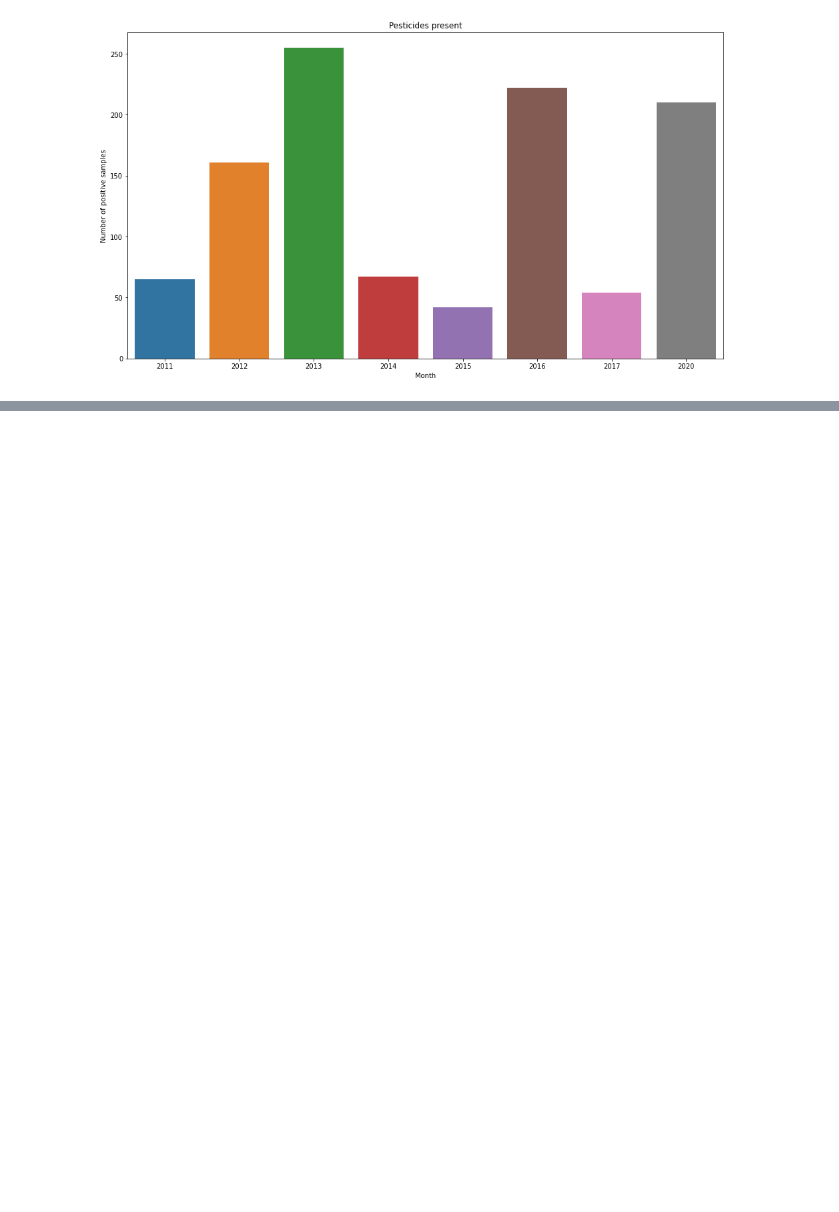
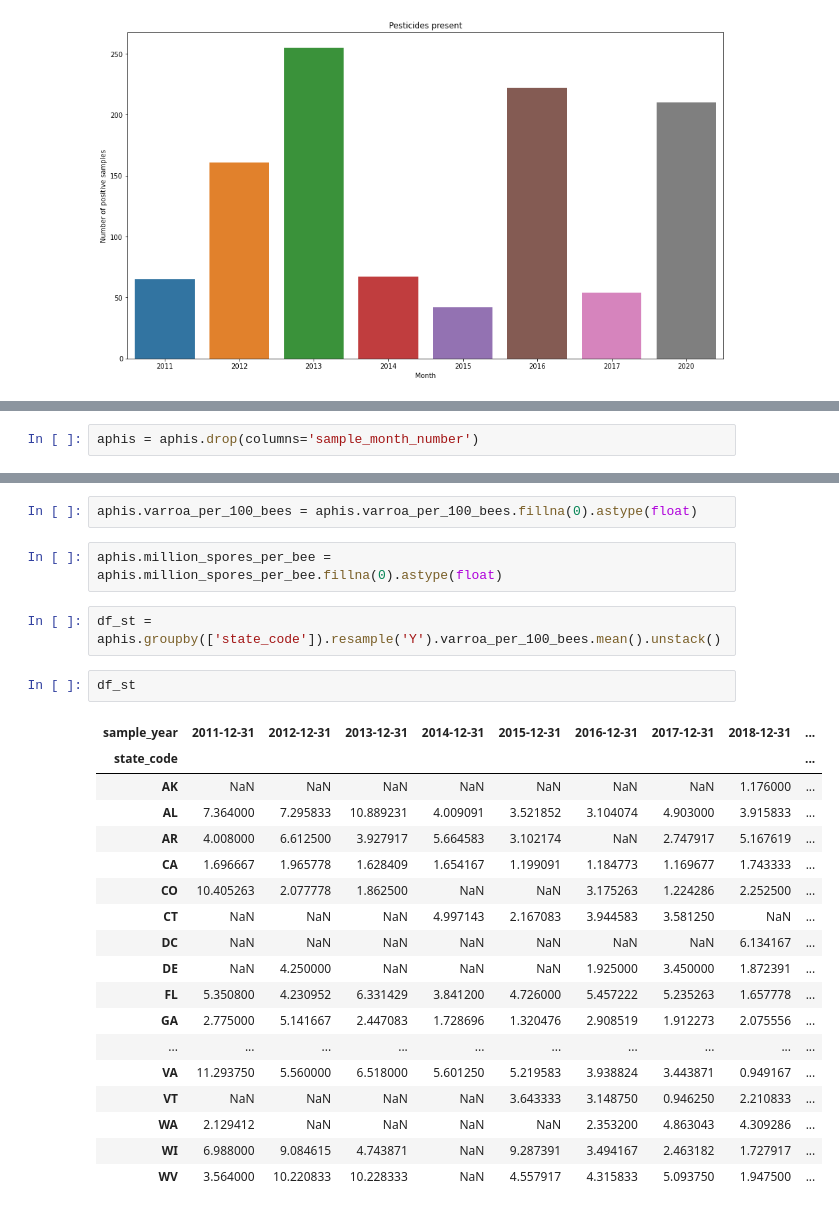
Before and after one commit to Honey-Bee-Roundup-Capstone/dash-repo, a Jupyter notebook: explore2.ipynb, the cells around one changed output, grey strips where cells are left out. Drawn from its saved outputs; the diff is of its cells as text; blank space fills up the shorter version.

```diff
--- a/explore2.ipynb
+++ b/explore2.ipynb
@@ -1547,0 +1585,2 @@ plt.show()
+# %%
+aphis = aphis.drop(columns='sample_month_number')
@@ -1547,0 +1621,27 @@ plt.show()
+# %%
+aphis.varroa_per_100_bees = aphis.varroa_per_100_bees.fillna(0).astype(float)
+# %%
+aphis.million_spores_per_bee = aphis.million_spores_per_bee.fillna(0).astype(float)
+# %%
+df_st = aphis.groupby(['state_code']).resample('Y').varroa_per_100_bees.mean().unstack()
+# %%
+df_st
+# %% [output]
+| sample_year | 2011-12-31 | 2012-12-31 | 2013-12-31 | 2014-12-31 | 2015-12-31 | 2016-12-31 | 2017-12-31 | 2018-12-31 | ... |
+| state_code |  |  |  |  |  |  |  |  | ... |
+| AK | NaN | NaN | NaN | NaN | NaN | NaN | NaN | 1.176000 | ... |
+| AL | 7.364000 | 7.295833 | 10.889231 | 4.009091 | 3.521852 | 3.104074 | 4.903000 | 3.915833 | ... |
+| AR | 4.008000 | 6.612500 | 3.927917 | 5.664583 | 3.102174 | NaN | 2.747917 | 5.167619 | ... |
+| CA | 1.696667 | 1.965778 | 1.628409 | 1.654167 | 1.199091 | 1.184773 | 1.169677 | 1.743333 | ... |
+| CO | 10.405263 | 2.077778 | 1.862500 | NaN | NaN | 3.175263 | 1.224286 | 2.252500 | ... |
+| CT | NaN | NaN | NaN | 4.997143 | 2.167083 | 3.944583 | 3.581250 | NaN | ... |
+| DC | NaN | NaN | NaN | NaN | NaN | NaN | NaN | 6.134167 | ... |
+| DE | NaN | 4.250000 | NaN | NaN | NaN | 1.925000 | 3.450000 | 1.872391 | ... |
+| FL | 5.350800 | 4.230952 | 6.331429 | 3.841200 | 4.726000 | 5.457222 | 5.235263 | 1.657778 | ... |
+| GA | 2.775000 | 5.141667 | 2.447083 | 1.728696 | 1.320476 | 2.908519 | 1.912273 | 2.075556 | ... |
+| ... | ... | ... | ... | ... | ... | ... | ... | ... | ... |
+| VA | 11.293750 | 5.560000 | 6.518000 | 5.601250 | 5.219583 | 3.938824 | 3.443871 | 0.949167 | ... |
+| VT | NaN | NaN | NaN | NaN | 3.643333 | 3.148750 | 0.946250 | 2.210833 | ... |
+| WA | 2.129412 | NaN | NaN | NaN | NaN | 2.353200 | 4.863043 | 4.309286 | ... |
+| WI | 6.988000 | 9.084615 | 4.743871 | NaN | 9.287391 | 3.494167 | 2.463182 | 1.727917 | ... |
+| WV | 3.564000 | 10.220833 | 10.228333 | NaN | 4.557917 | 4.315833 | 5.093750 | 1.947500 | ... |
```
Also changed, not shown: parts of 9 cells of this notebook.
